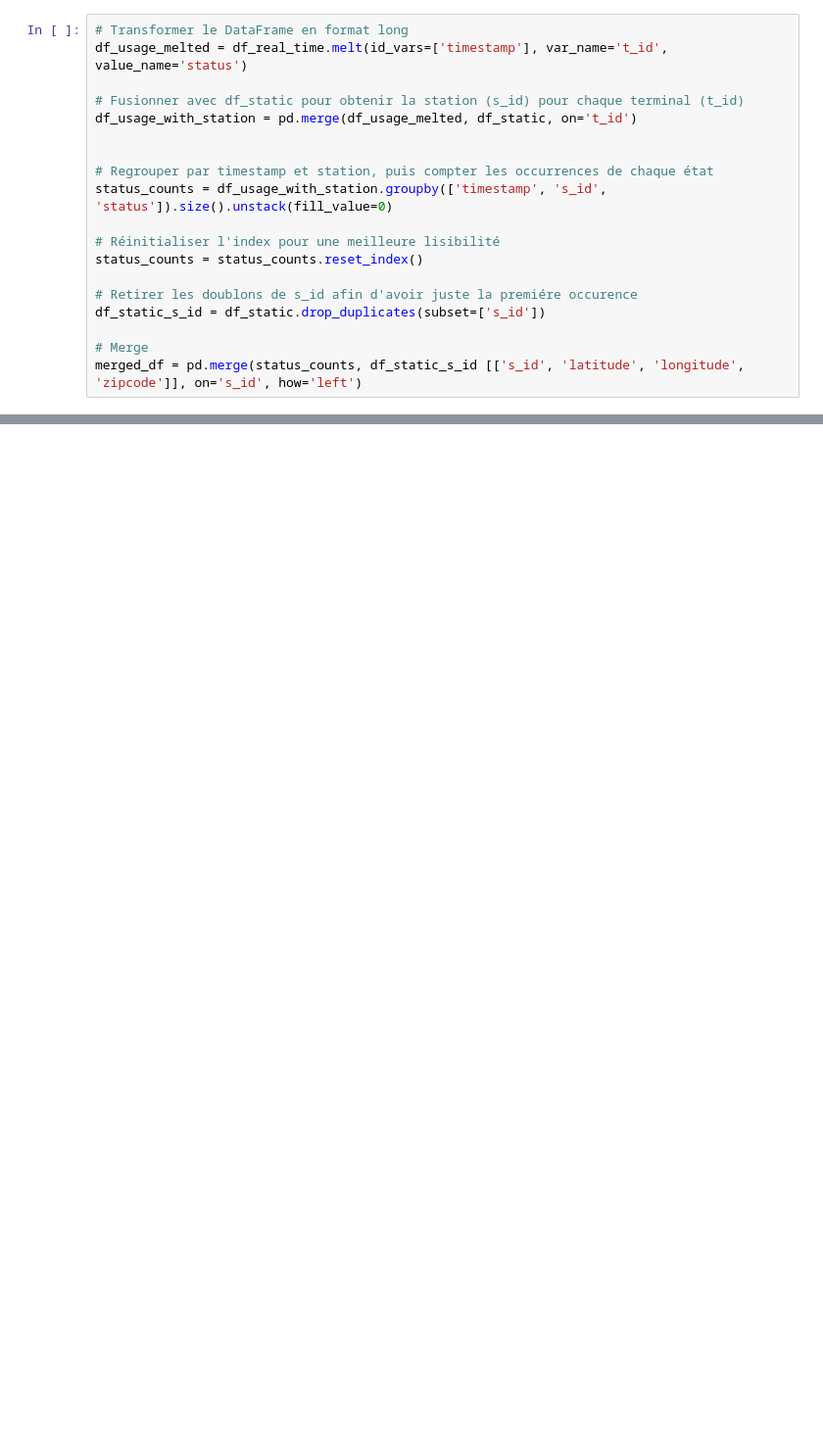
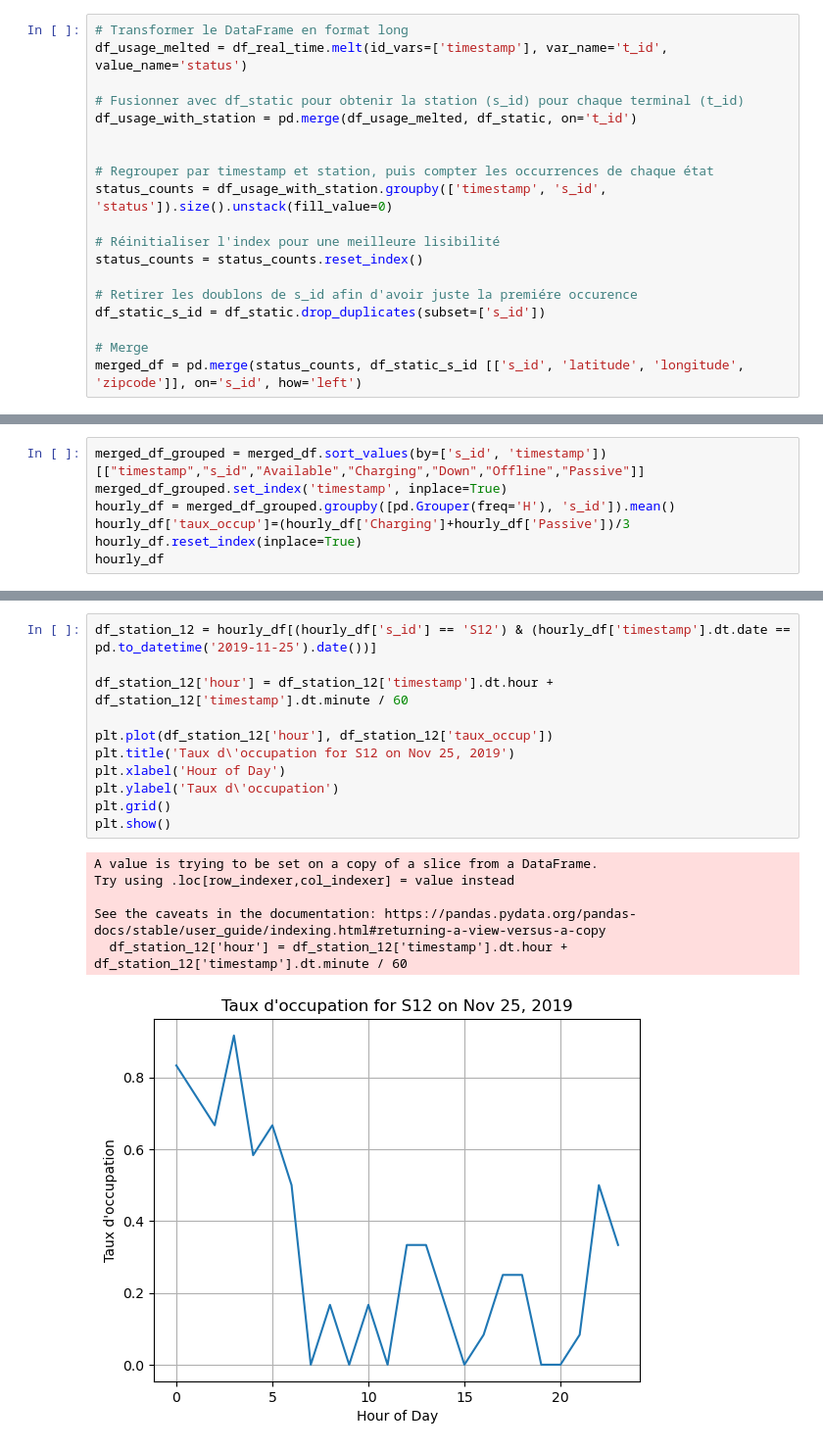
Before and after one commit to dantruski/Projet-Python-DS-Belib, a Jupyter notebook: main.ipynb, the cells around one changed output, grey strips where cells are left out. Shown at 98% size. Cells and saved outputs as stored; diff of their text form; blank space fills up the shorter version.

```diff
--- a/main.ipynb
+++ b/main.ipynb
@@ -221,0 +218,7 @@ merged_df = pd.merge(status_counts, df_static_s_id [['s_id', 'latitude', 'longit
+# %%
+merged_df_grouped = merged_df.sort_values(by=['s_id', 'timestamp'])[["timestamp","s_id","Available","Charging","Down","Offline","Passive"]]
+merged_df_grouped.set_index('timestamp', inplace=True)
+hourly_df = merged_df_grouped.groupby([pd.Grouper(freq='H'), 's_id']).mean()
+hourly_df['taux_occup']=(hourly_df['Charging']+hourly_df['Passive'])/3
+hourly_df.reset_index(inplace=True)
+hourly_df
@@ -221,0 +239,18 @@ merged_df = pd.merge(status_counts, df_static_s_id [['s_id', 'latitude', 'longit
+# %%
+df_station_12 = hourly_df[(hourly_df['s_id'] == 'S12') & (hourly_df['timestamp'].dt.date == pd.to_datetime('2019-11-25').date())]
+
+df_station_12['hour'] = df_station_12['timestamp'].dt.hour + df_station_12['timestamp'].dt.minute / 60
+
+plt.plot(df_station_12['hour'], df_station_12['taux_occup'])
+plt.title('Taux d\'occupation for S12 on Nov 25, 2019')
+plt.xlabel('Hour of Day')
+plt.ylabel('Taux d\'occupation')
+plt.grid()
+plt.show()
+# %% [output]
+A value is trying to be set on a copy of a slice from a DataFrame.
+Try using .loc[row_indexer,col_indexer] = value instead
+
+See the caveats in the documentation: https://pandas.pydata.org/pandas-docs/stable/user_guide/indexing.html#returning-a-view-versus-a-copy
+  df_station_12['hour'] = df_station_12['timestamp'].dt.hour + df_station_12['timestamp'].dt.minute / 60
+[figure, added]
```
Also changed, not shown: parts of 3 cells of this notebook.
